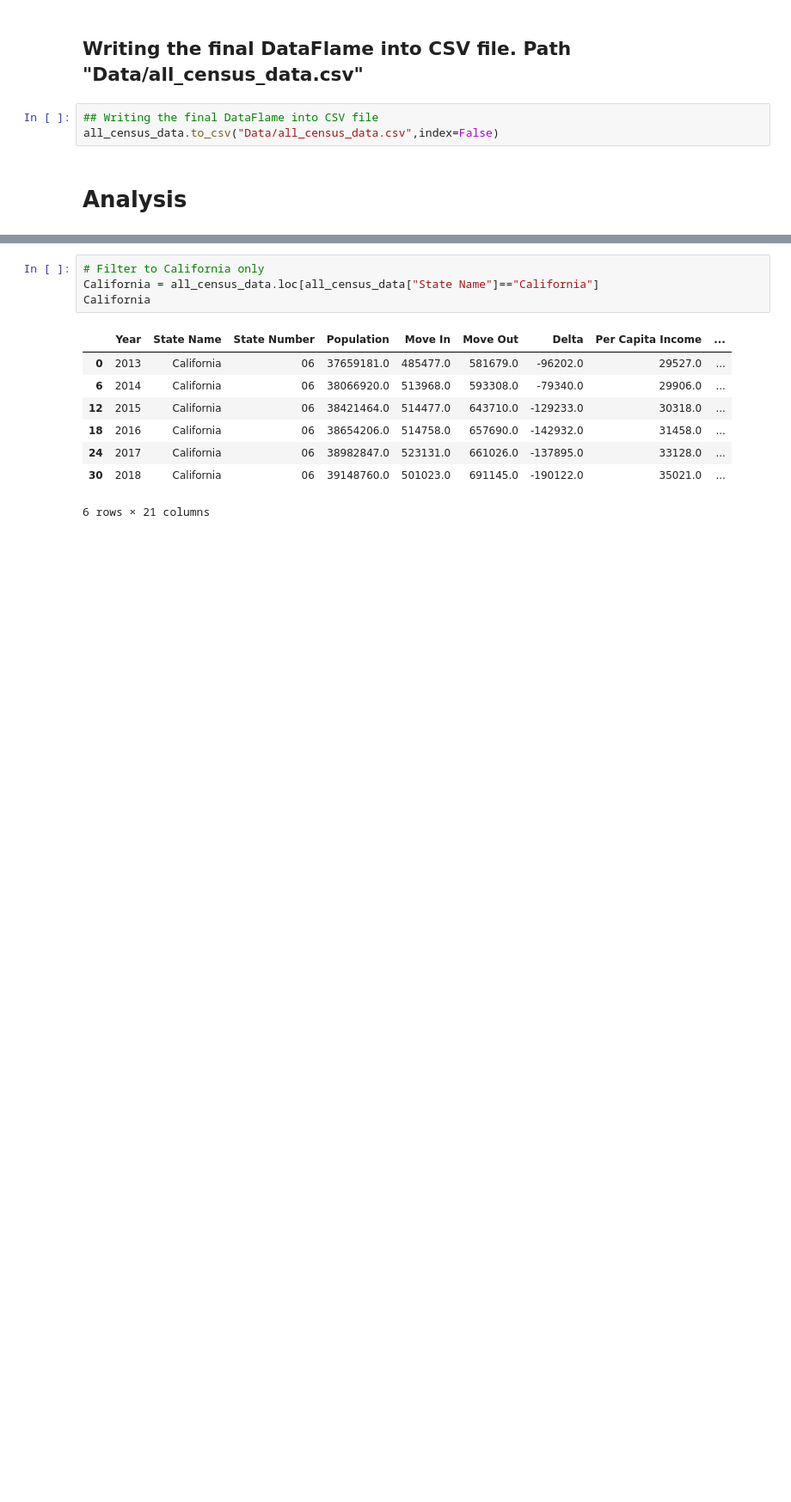
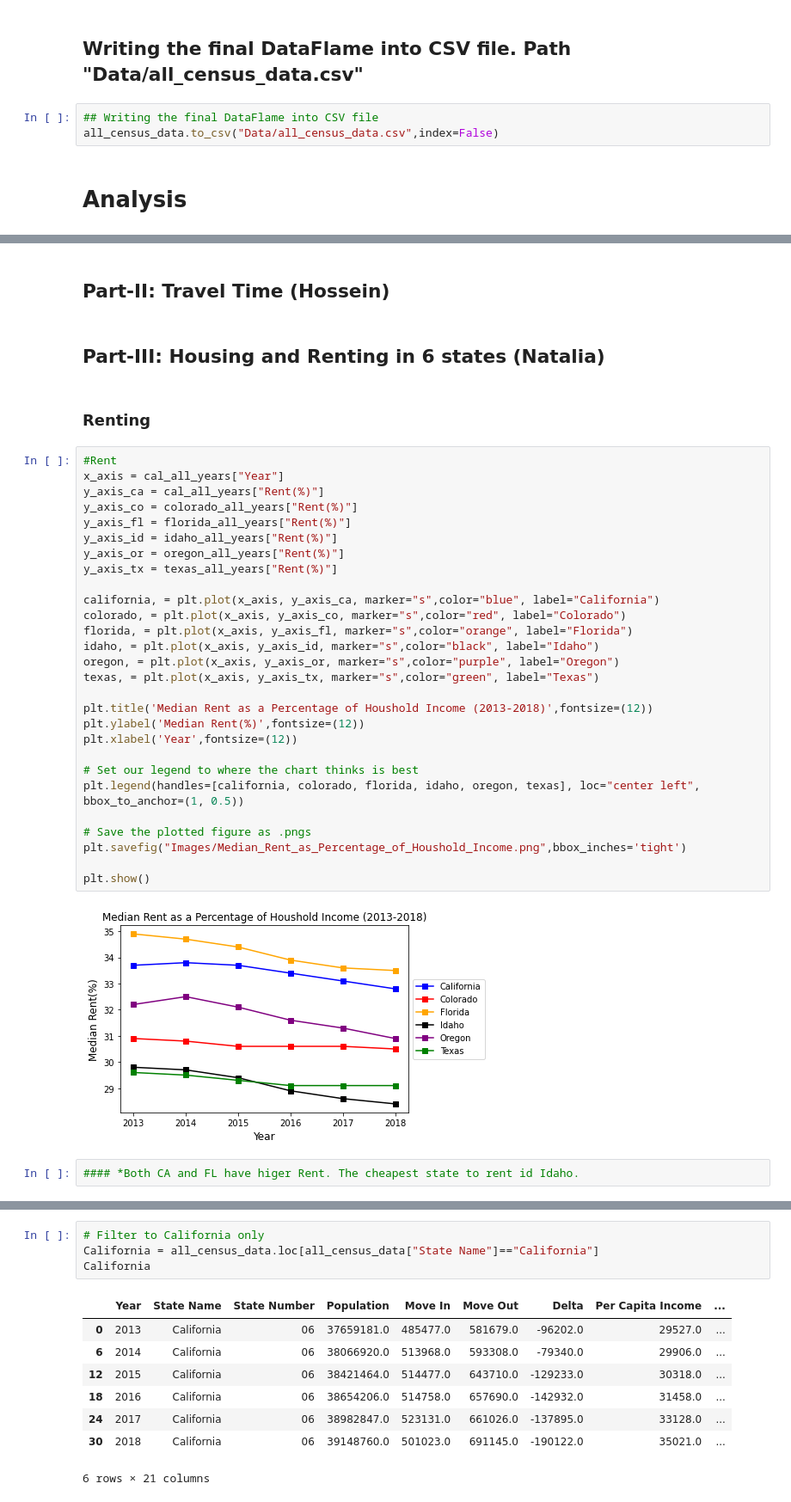
Before and after one commit to J3N1/UCI-Project-1-Team7, a Jupyter notebook: final_script.ipynb, the cells around one changed output, grey strips where cells are left out. Shown at 86% size. Drawn from its saved outputs; the diff is of its cells as text; blank space fills up the shorter version.

Commit message:
My part is done

```diff
--- a/final_script.ipynb
+++ b/final_script.ipynb
@@ -193,0 +278,38 @@ all_census_data.to_csv("Data/all_census_data.csv",index=False)
+# %% [markdown]
+## Part-II: Travel Time (Hossein)
+# %% [markdown]
+## Part-III: Housing and Renting in 6 states (Natalia)
+# %% [markdown]
+### Renting
+# %%
+#Rent
+x_axis = cal_all_years["Year"]
+y_axis_ca = cal_all_years["Rent(%)"]
+y_axis_co = colorado_all_years["Rent(%)"]
+y_axis_fl = florida_all_years["Rent(%)"]
+y_axis_id = idaho_all_years["Rent(%)"]
+y_axis_or = oregon_all_years["Rent(%)"]
+y_axis_tx = texas_all_years["Rent(%)"]
+
+california, = plt.plot(x_axis, y_axis_ca, marker="s",color="blue", label="California")
+colorado, = plt.plot(x_axis, y_axis_co, marker="s",color="red", label="Colorado")
+florida, = plt.plot(x_axis, y_axis_fl, marker="s",color="orange", label="Florida")
+idaho, = plt.plot(x_axis, y_axis_id, marker="s",color="black", label="Idaho")
+oregon, = plt.plot(x_axis, y_axis_or, marker="s",color="purple", label="Oregon")
+texas, = plt.plot(x_axis, y_axis_tx, marker="s",color="green", label="Texas")
+
+plt.title('Median Rent as a Percentage of Houshold Income (2013-2018)',fontsize=(12))
+plt.ylabel('Median Rent(%)',fontsize=(12))
+plt.xlabel('Year',fontsize=(12))
+
+# Set our legend to where the chart thinks is best
+plt.legend(handles=[california, colorado, florida, idaho, oregon, texas], loc="center left", bbox_to_anchor=(1, 0.5))
+
+# Save the plotted figure as .pngs
+plt.savefig("Images/Median_Rent_as_Percentage_of_Houshold_Income.png",bbox_inches='tight')
+
+plt.show()
+# %% [output]
+[figure, added]
+# %%
+#### *Both CA and FL have higer Rent. The cheapest state to rent id Idaho.
```
Also changed, not shown: parts of 15 cells of this notebook.
